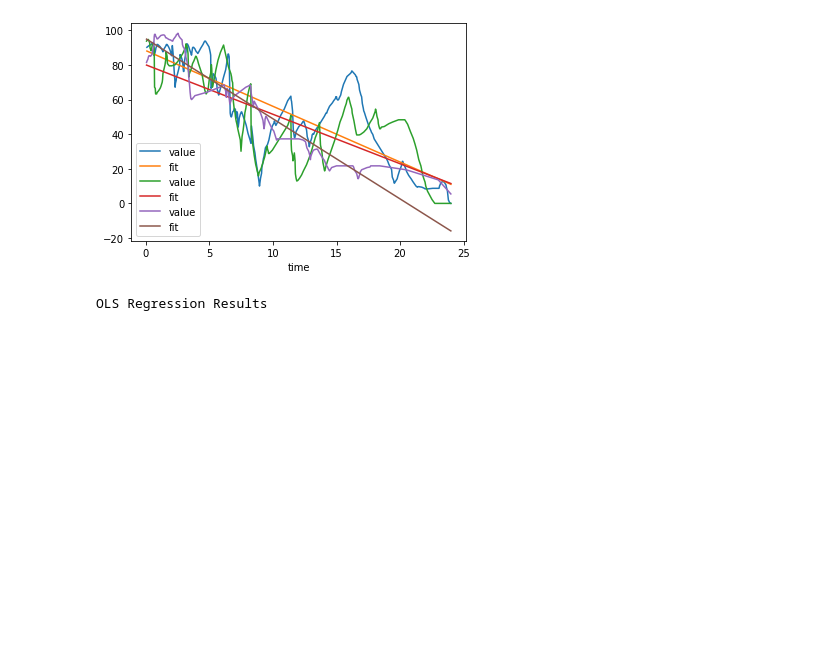
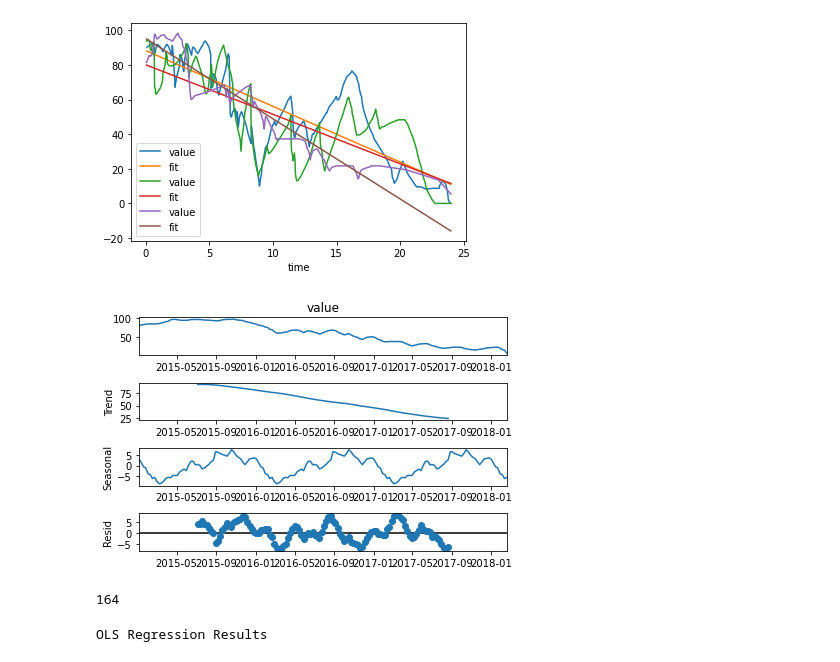
Before and after one commit to doku/Random_notebooks, a Jupyter notebook: trend_score/trends.ipynb, the cells around one changed output. Cells and saved outputs as stored; diff of their text form; code cells hidden in the pictures; blank space fills up the shorter version.

```diff
--- a/trend_score/trends.ipynb
+++ b/trend_score/trends.ipynb
@@ -88,6 +173,26 @@ print("Trend Value: ", sum(map(lambda x: x[0] * x[1], (zip(weights, [res1.params
 # %% [output]
 Trend Value:  -3.887571862559547
 [figure]
+# %%
+from statsmodels.tsa.seasonal import seasonal_decompose
+from matplotlib import pyplot
+from datetime import datetime
+df.index = pd.date_range(start=datetime(2015, 1, 1), periods=len(df), freq='w')
+#series = [i+randrange(10) for i in range(1,100)]
+#seres
+df.value
+series = df['value']
+result = seasonal_decompose(series, model='additive')
+result.plot()
+pyplot.show()
+# %% [output]
+[figure, added]
+# %%
+len(df)
+#dir(result)
+#result.resid
+# %% [output]
+164
 # %%
 df = pd.read_csv("data1_up_likes.csv")
 fig, ax = pyplot.subplots()
```
Also changed, not shown: parts of 7 cells of this notebook.
